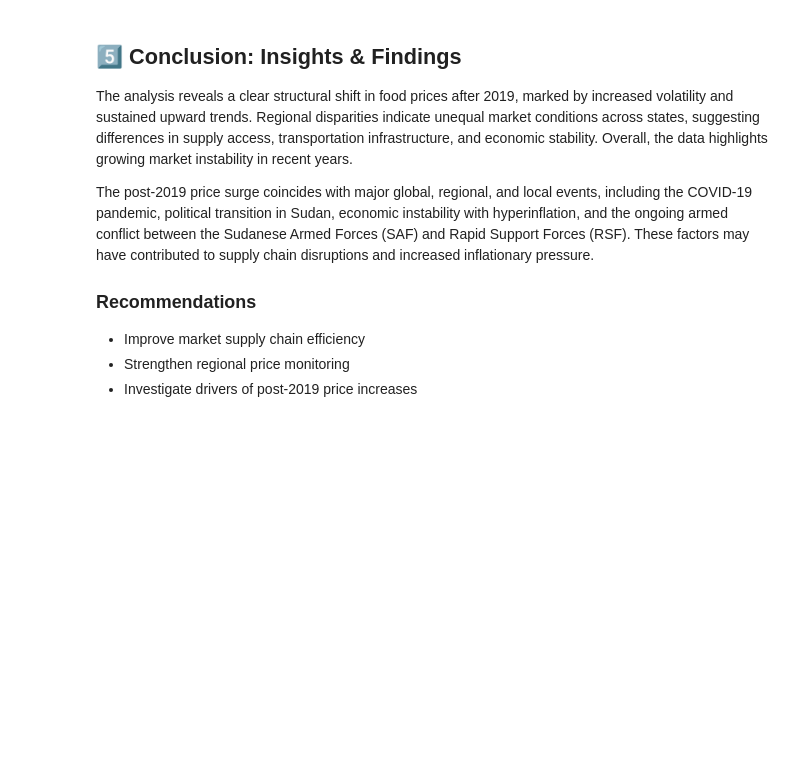
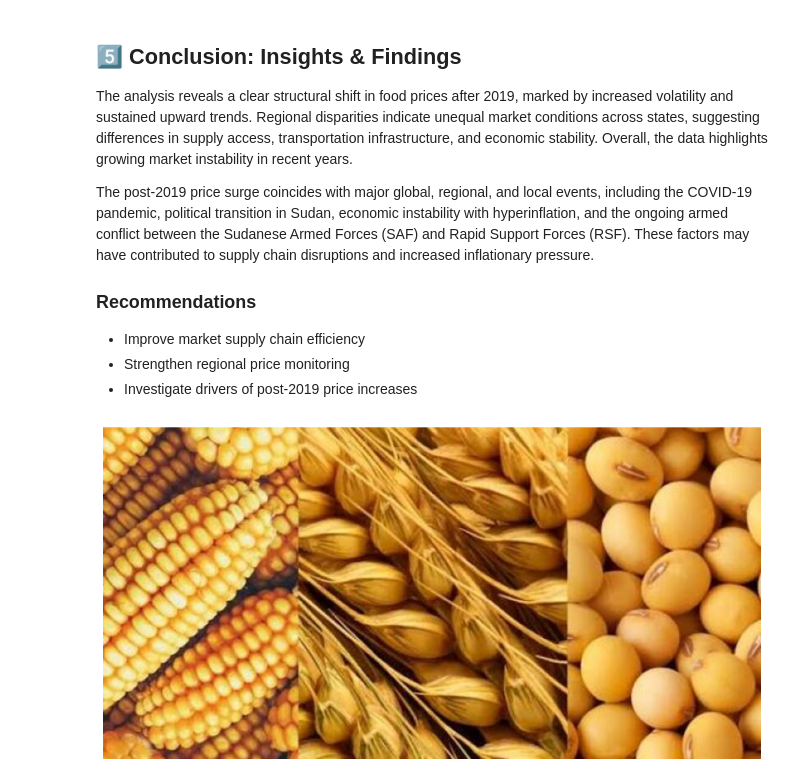
Before and after one commit to samir-m-idris/python_ds_ml, a Jupyter notebook: sudan-food-security-prices-2010-2026-notebook.ipynb, the cells around one changed output. Saved outputs shown, nothing was run; the diff lists cells and outputs as text; code cells hidden in the pictures; blank space fills up the shorter version.

Commit message:
Kaggle Notebook | Sudan Food Security: Prices (2010 - 2026) Notebook | Version 3

```diff
--- a/sudan-food-security-prices-2010-2026-notebook.ipynb
+++ b/sudan-food-security-prices-2010-2026-notebook.ipynb
@@ -463,3 +463,28 @@ The post-2019 price surge coincides with major global, regional, and local event
 - Improve market supply chain efficiency
 - Strengthen regional price monitoring
 - Investigate drivers of post-2019 price increases
+# %%
+'''
+IGNORE THE FOLLOWING CODE!
+JUST TESTING SOMETHING OUT OF CONTEXT HERE!
+'''
+
+import matplotlib.pyplot as plt
+from PIL import Image
+import requests
+from io import BytesIO
+
+# 1. Your Image URL (Replace this with your chosen image link)
+url = "https://storage.googleapis.com/kaggle-datasets-images/9535649/14902876/3909a34172c6e163ee4e91c8dd4c6943/dataset-cover.jpeg?t=2026-02-20-20-01-29"
+
+# 2. Grab the image from the web
+response = requests.get(url)
+img = Image.open(BytesIO(response.content))
+
+# 3. Plot it so Kaggle uses it as the thumbnail
+plt.figure(figsize=(12, 7))
+plt.imshow(img)
+plt.axis('off')  # Keeps it clean without numbers on the side
+plt.show()
+# %% [output]
+[figure, added]
```
Also changed, not shown: parts of 1 cell of this notebook.
